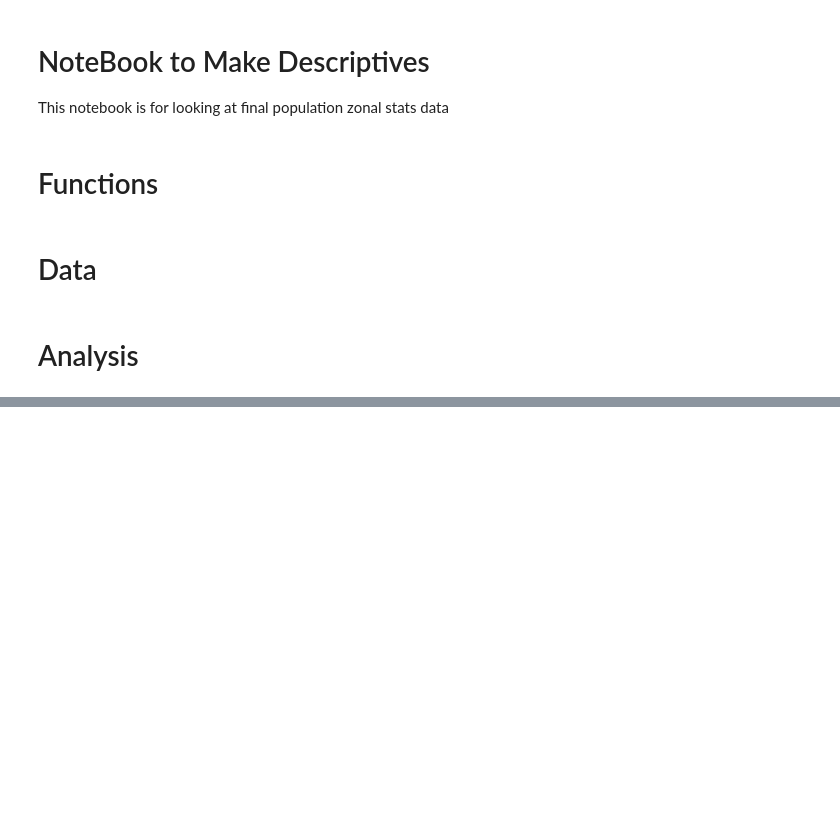
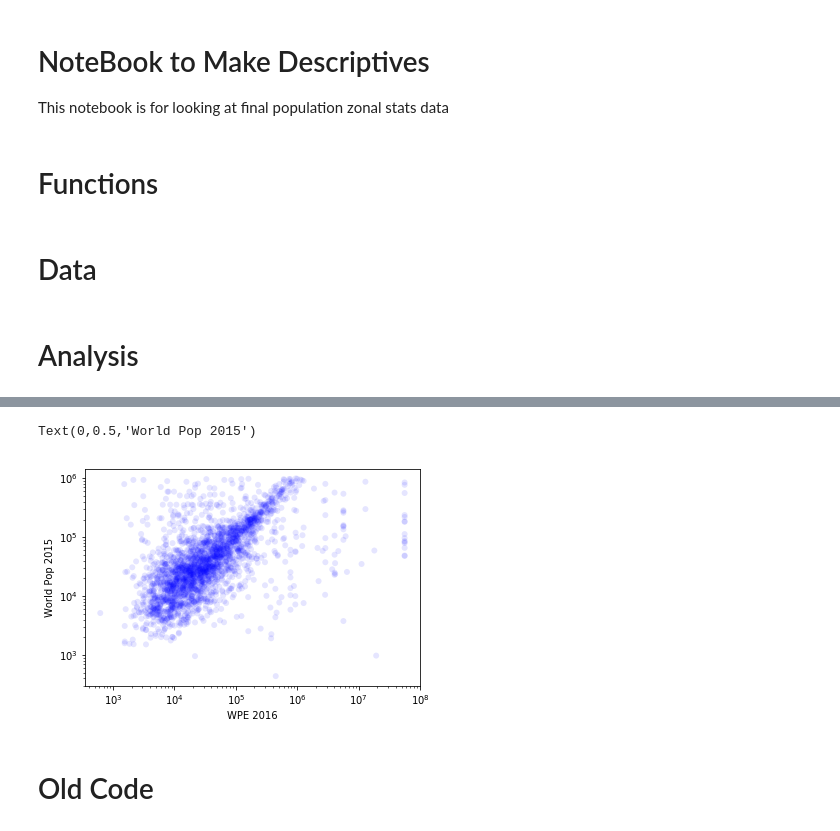
Before and after one commit to cascadet/AfricaUrbanPop, a Jupyter notebook: notebooks/jupyter/Descriptives.ipynb, the cells around one changed output, grey strips where cells are left out. Cells and saved outputs as stored; diff of their text form; code cells hidden in the pictures; blank space fills up the shorter version.

```diff
--- a/notebooks/jupyter/Descriptives.ipynb
+++ b/notebooks/jupyter/Descriptives.ipynb
@@ -198,3 +233,16 @@ pd.merge(df_a, df_b, on='subject_id', how='inner')
+# %%
+fig = plt.figure()
+ax = plt.gca()
+ax.scatter(test_df_min['x'], test_df_min['y'], c='blue', alpha=0.1, edgecolors='none')
+ax.set_yscale('log')
+ax.set_xscale('log')
+plt.xlabel('WPE 2016')
+plt.ylabel('World Pop 2015')
+# %% [output]
+Text(0,0.5,'World Pop 2015')
+[figure, added]
+# %% [markdown]
+# Old Code
 # %%
 df_test_a = WP2015[['osm_id', 'PopTot']]
 
```
Also changed, not shown: parts of 40 cells of this notebook.
